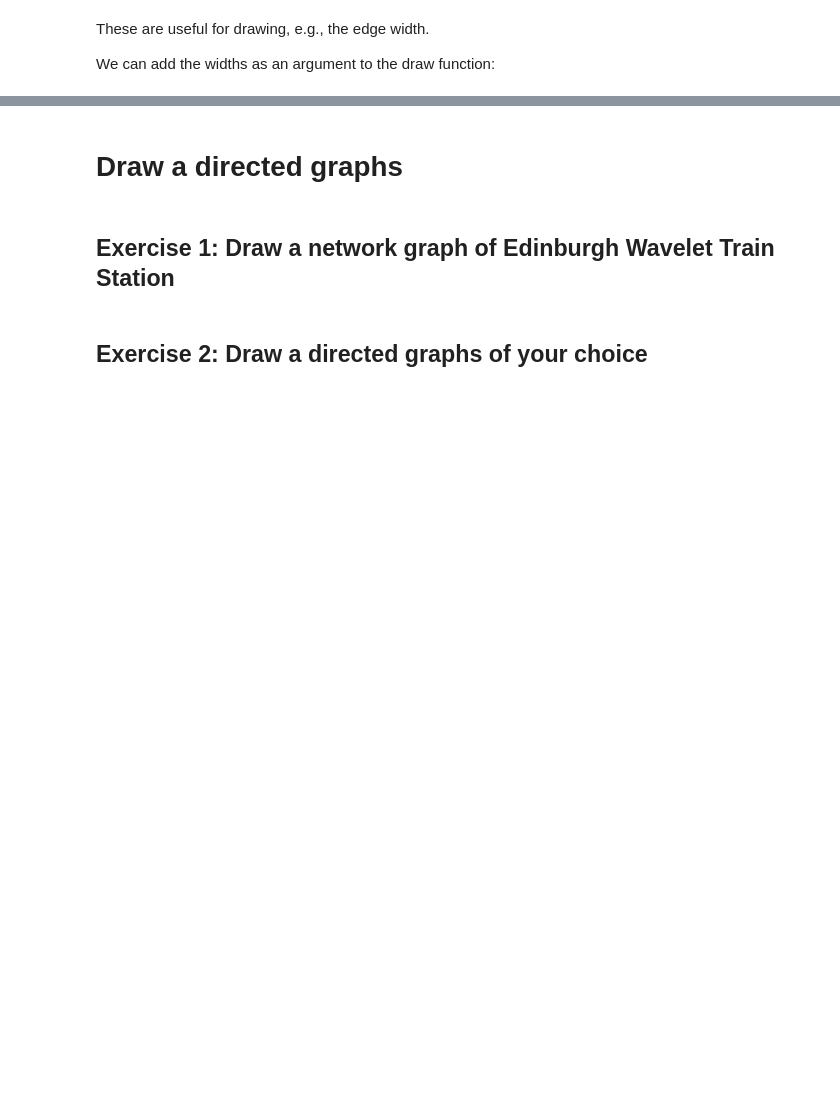
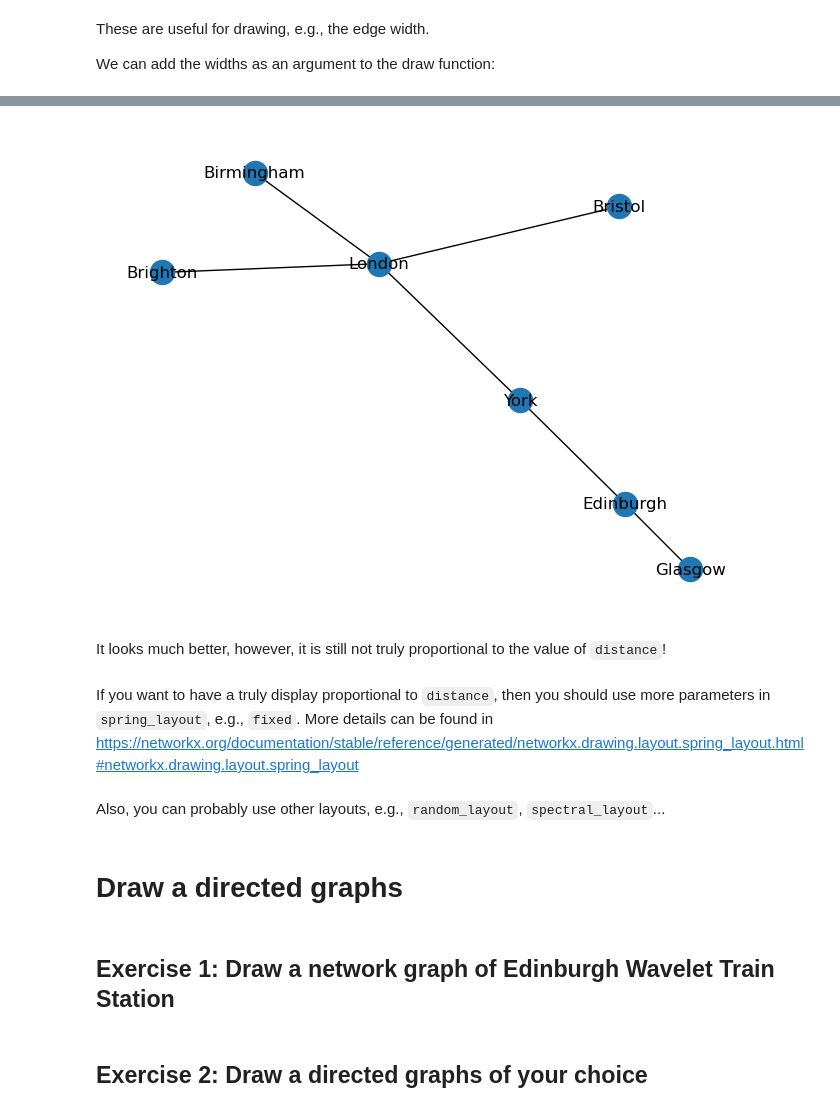
Before and after one commit to Magica-Chen/WebSNA-23-24-notes, a Jupyter notebook: Week3/Week3-graph.ipynb, the cells around one changed output, grey strips where cells are left out. Drawn from its saved outputs; the diff is of its cells as text; code cells hidden in the pictures; blank space fills up the shorter version.

```diff
--- a/Week3/Week3-graph.ipynb
+++ b/Week3/Week3-graph.ipynb
@@ -149,3 +235,19 @@ plt.show()
+# %%
+for edge in G.edges():
+    source = edge[0]
+    target = edge[1]
+    G[source][target]['opposite-distance'] = 1 / G[source][target]['distance']
+# %%
+pos = nx.spring_layout(G, weight='opposite-distance',seed=100)
+nx.draw(G, pos, with_labels= True)
+# %% [output]
+[figure, added]
+# %% [markdown]
+It looks much better, however, it is still not truly proportional to the value of `distance`!
+# %% [markdown]
+If you want to have a truly display proportional to `distance`, then you should use more parameters in `spring_layout`, e.g., `fixed`. More details can be found in https://networkx.org/documentation/stable/reference/generated/networkx.drawing.layout.spring_layout.html#networkx.drawing.layout.spring_layout
+# %% [markdown]
+Also, you can probably use other layouts, e.g., `random_layout`, `spectral_layout`...
 # %% [markdown]
 # Draw a directed graphs
 # %%
```
Also changed, not shown: parts of 18 cells of this notebook.
